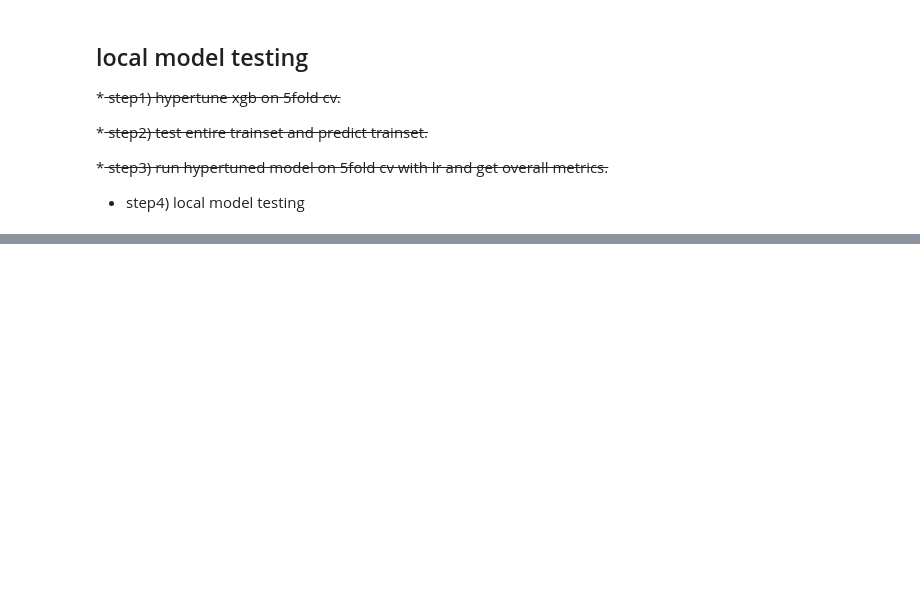
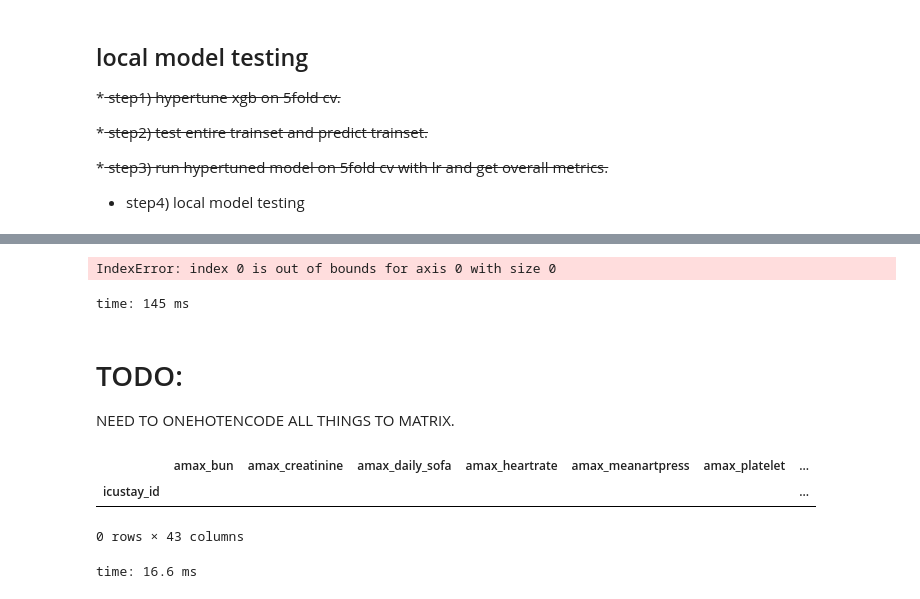
Before and after one commit to kellylinyingxin/mimiciii-antibiotics-modeling, a Jupyter notebook: notebooks/09.04-reduced_agg_Modeling.ipynb, the cells around one changed output, grey strips where cells are left out. Cells and saved outputs as stored; diff of their text form; code cells hidden in the pictures; blank space fills up the shorter version.

```diff
--- a/notebooks/09.04-reduced_agg_Modeling.ipynb
+++ b/notebooks/09.04-reduced_agg_Modeling.ipynb
@@ -1950,0 +2214,79 @@ for train_index, test_index in skf.split(x, y):
+# %%
+sample_id=testing_sample_id
+all_xy=all_xy_training
+m=200
+time_interval=24
+
+num_control = m   # the ratio of case and control is 1:2, 1:3,1:4
+
+####not sure what this is doing.
+if time_interval == 24:
+    top_con_variables = [False]*128
+    mid_cat_variables = [True]*5
+    age_variable = [False]
+    next_cat_variables = [True]*10
+    last_con_variables = [False]*2
+
+    flag_cate_fea = top_con_variables + mid_cat_variables + age_variable + next_cat_variables + last_con_variables # 24,48, ...., Note that, the length of 24h  is different from other hours  in terms of columns
+else:
+    top_con_variables = [False]*129  #there is another item in other hours
+    mid_cat_variables = [True]*5
+    age_variable = [False]
+    next_cat_variables = [True]*10
+    last_con_variables = [False]*2
+
+    flag_cate_fea = top_con_variables + mid_cat_variables + age_variable + next_cat_variables + last_con_variables # 24,48, ...., Note that, the length of 24h  is different from other hours  in terms of columns
+
+##all_xy = all_xy.fillna(np.nan) # fill empty with nan
+
+x_candidate_label = all_xy.loc[sample_id] # get the object sample
+x_candidate = x_candidate_label.drop('label')
+x_candidate_tem = x_candidate.as_matrix()
+testing_sample = x_candidate_tem.reshape(1, -1)  # covert into ....
+
+###all working above####
+
+all_x_candidate_tem = all_xy.drop([sample_id], axis=0, inplace=False) # delete the object sample from whole set
+
+
+# select similar cases
+all_cases = all_x_candidate_tem[all_x_candidate_tem.label == 1]#'C_pos/A_full'] ####THIS IS THE LINE THAT IS BUGGING, NEED TO FIX THIS.
+all_cases_candidate = all_cases.drop(['label'], axis=1, inplace=False)
+gower_candidate_case = all_cases_candidate.values[:, :] # convert into ndarray
+
+Gower_Distance_1 = gower_distances(gower_candidate_case, testing_sample, categorical_features = flag_cate_fea) # Gower_Distance_1 is ndarray
+Gower_Distance_2 = list(Gower_Distance_1)
+Gower_Distance_3 = pd.Series(Gower_Distance_2, index = all_cases_candidate.index)
+Gower_Distance_4 = Gower_Distance_3.sort_values(ascending=False)
+
+Id_selected_cases = Gower_Distance_4.index[:m].tolist() # the id set of the top m similar samples
+
+# select similar controls
+all_controls = all_x_candidate_tem[all_x_candidate_tem.label == 0]#'C_neg/A_partial']
+all_controls_candidate = all_controls.drop(['label'], axis=1, inplace=False)
+gower_candidate_control = all_controls_candidate.values[:, :] # convert into ndarray
+
+Gower_Distance_11 = gower_distances(gower_candidate_control, testing_sample,categorical_features = flag_cate_fea) # Gower_Distance_1 is ndarray
+Gower_Distance_22 = list(Gower_Distance_11)
+Gower_Distance_33 = pd.Series(Gower_Distance_22, index = all_controls_candidate.index)
+Gower_Distance_44 = Gower_Distance_33.sort_values(ascending=False)
+
+Id_selected_controls = Gower_Distance_44.index[:num_control].tolist() # the id set of the top m similar samples
+
+train_set_id = Id_selected_controls+Id_selected_cases
+
+train_set_id = np.array(train_set_id)
+# %% [output]
+IndexError: index 0 is out of bounds for axis 0 with size 0
+time: 145 ms
+# %% [markdown]
+# TODO:
+
+NEED TO ONEHOTENCODE ALL THINGS TO MATRIX.
+# %%
+all_cases ###problem; this is empty
+# %% [output]
+|  | amax_bun | amax_creatinine | amax_daily_sofa | amax_heartrate | amax_meanartpress | amax_platelet | ... |
+| icustay_id |  |  |  |  |  |  | ... |
+0 rows × 43 columns
+time: 16.6 ms
```
Also changed, not shown: parts of 42 cells of this notebook, 2 other files.
